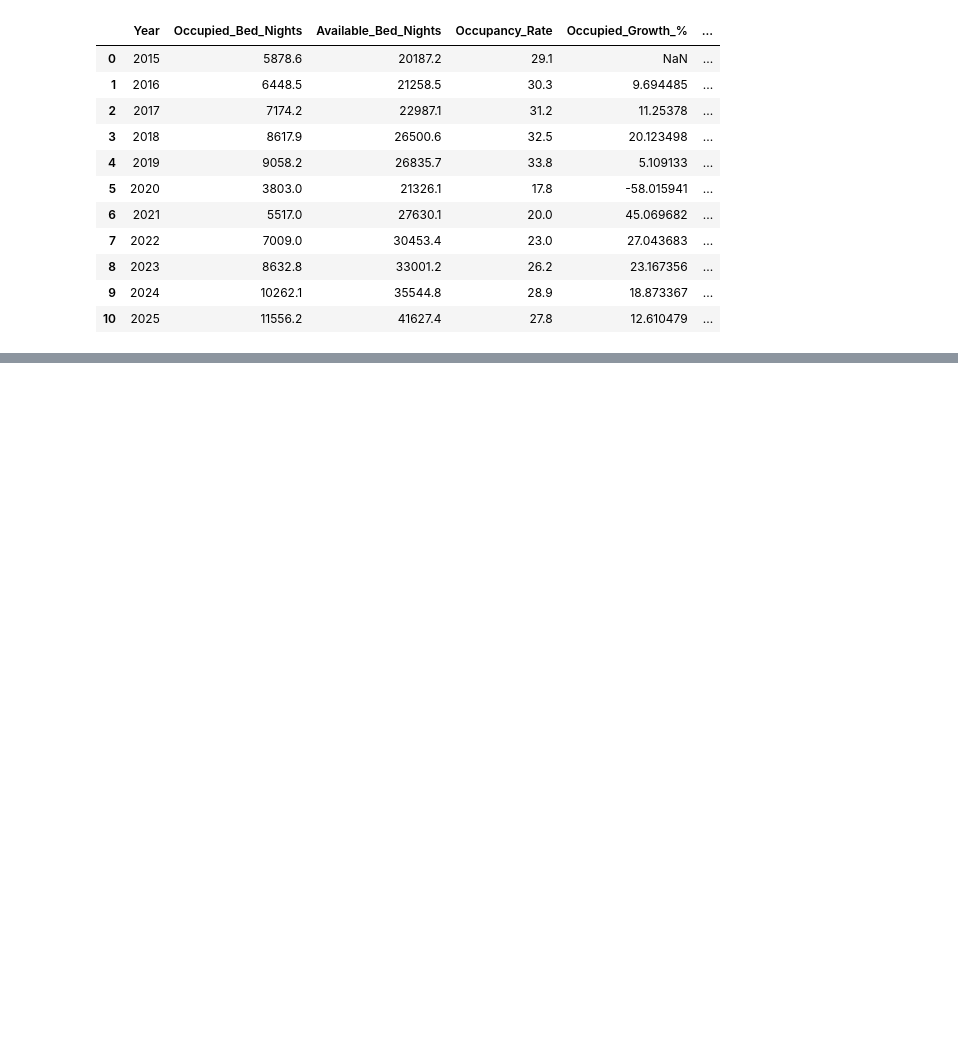
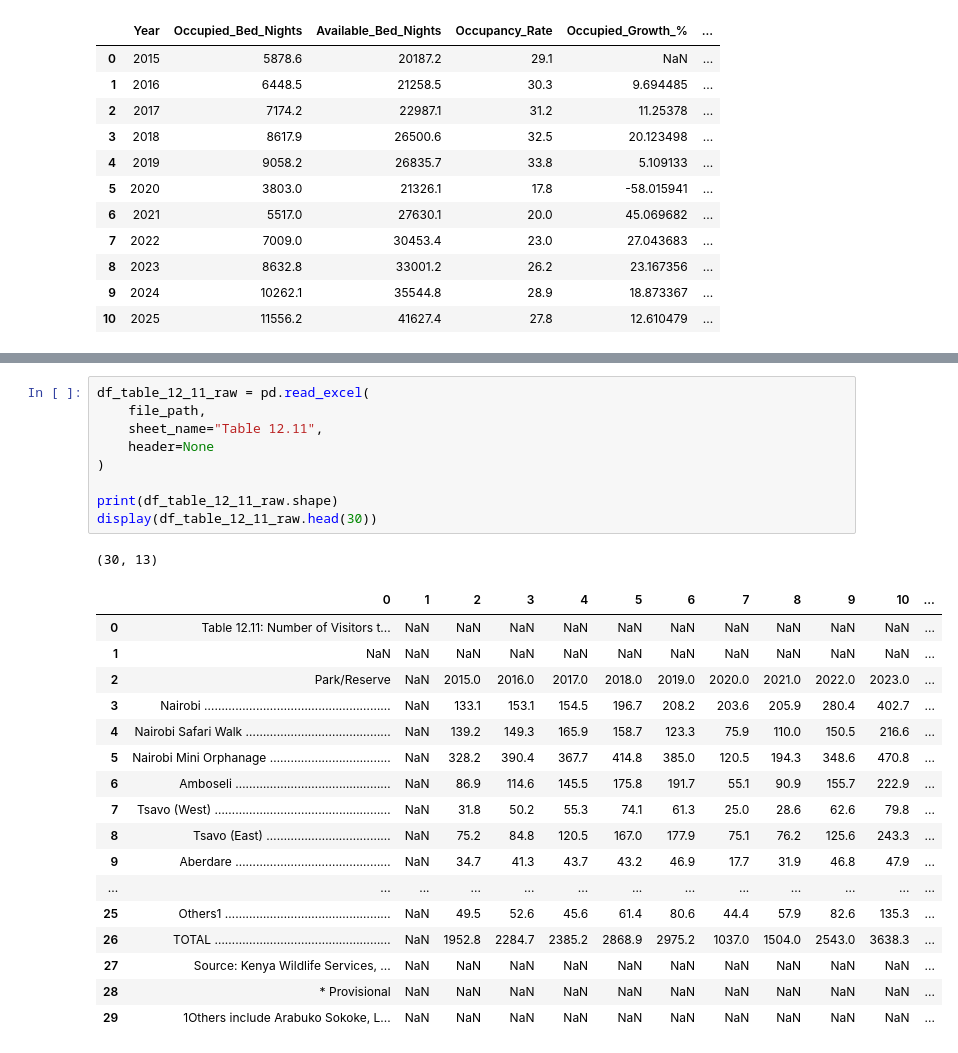
Before and after one commit to james-mutunga/Final-Capstone-Project, a Jupyter notebook: kenya_tourism_analysis.ipynb, the cells around one changed output, grey strips where cells are left out. Cells and saved outputs as stored; diff of their text form; blank space fills up the shorter version.

```diff
--- a/kenya_tourism_analysis.ipynb
+++ b/kenya_tourism_analysis.ipynb
@@ -1013,0 +1243,28 @@ df_accommodation.round(2)
+# %%
+df_table_12_11_raw = pd.read_excel(
+    file_path,
+    sheet_name="Table 12.11",
+    header=None
+)
+
+print(df_table_12_11_raw.shape)
+display(df_table_12_11_raw.head(30))
+# %% [output]
+(30, 13)
+|  | 0 | 1 | 2 | 3 | 4 | 5 | 6 | 7 | 8 | 9 | 10 | ... |
+| 0 | Table 12.11: Number of Visitors t... | NaN | NaN | NaN | NaN | NaN | NaN | NaN | NaN | NaN | NaN | ... |
+| 1 | NaN | NaN | NaN | NaN | NaN | NaN | NaN | NaN | NaN | NaN | NaN | ... |
+| 2 | Park/Reserve | NaN | 2015.0 | 2016.0 | 2017.0 | 2018.0 | 2019.0 | 2020.0 | 2021.0 | 2022.0 | 2023.0 | ... |
+| 3 | Nairobi ……………………………………………… | NaN | 133.1 | 153.1 | 154.5 | 196.7 | 208.2 | 203.6 | 205.9 | 280.4 | 402.7 | ... |
+| 4 | Nairobi Safari Walk …………………………………... | NaN | 139.2 | 149.3 | 165.9 | 158.7 | 123.3 | 75.9 | 110.0 | 150.5 | 216.6 | ... |
+| 5 | Nairobi Mini Orphanage …………………………….. | NaN | 328.2 | 390.4 | 367.7 | 414.8 | 385.0 | 120.5 | 194.3 | 348.6 | 470.8 | ... |
+| 6 | Amboseli ……………………………………… | NaN | 86.9 | 114.6 | 145.5 | 175.8 | 191.7 | 55.1 | 90.9 | 155.7 | 222.9 | ... |
+| 7 | Tsavo (West) …………………………………………… | NaN | 31.8 | 50.2 | 55.3 | 74.1 | 61.3 | 25.0 | 28.6 | 62.6 | 79.8 | ... |
+| 8 | Tsavo (East) ……………………………… | NaN | 75.2 | 84.8 | 120.5 | 167.0 | 177.9 | 75.1 | 76.2 | 125.6 | 243.3 | ... |
+| 9 | Aberdare ……………………………………… | NaN | 34.7 | 41.3 | 43.7 | 43.2 | 46.9 | 17.7 | 31.9 | 46.8 | 47.9 | ... |
+| ... | ... | ... | ... | ... | ... | ... | ... | ... | ... | ... | ... | ... |
+| 25 | Others1 ………………………………………… | NaN | 49.5 | 52.6 | 45.6 | 61.4 | 80.6 | 44.4 | 57.9 | 82.6 | 135.3 | ... |
+| 26 | TOTAL …………………………………………… | NaN | 1952.8 | 2284.7 | 2385.2 | 2868.9 | 2975.2 | 1037.0 | 1504.0 | 2543.0 | 3638.3 | ... |
+| 27 | Source: Kenya Wildlife Services, ... | NaN | NaN | NaN | NaN | NaN | NaN | NaN | NaN | NaN | NaN | ... |
+| 28 | * Provisional | NaN | NaN | NaN | NaN | NaN | NaN | NaN | NaN | NaN | NaN | ... |
+| 29 | 1Others include Arabuko Sokoke, L... | NaN | NaN | NaN | NaN | NaN | NaN | NaN | NaN | NaN | NaN | ... |
```
Also changed, not shown: parts of 93 cells of this notebook, 7 other files.
